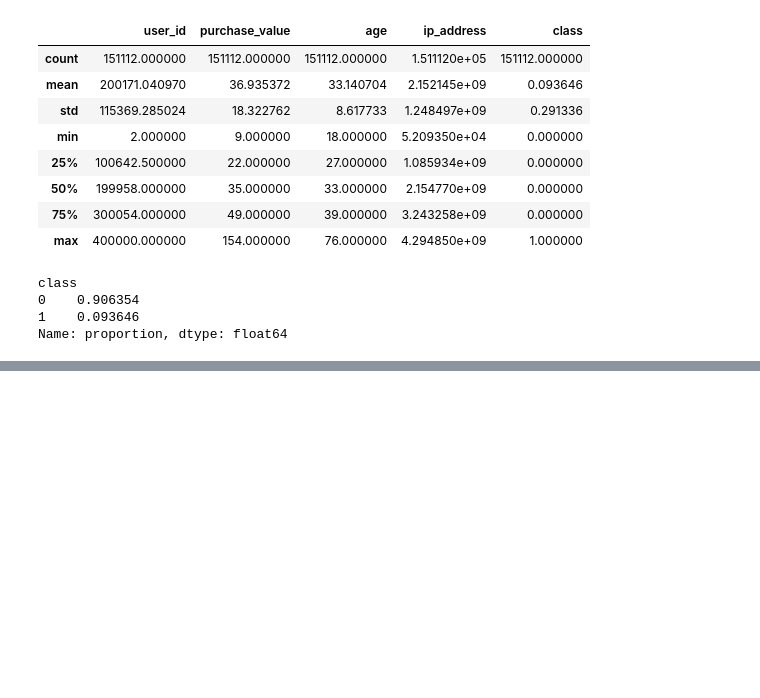
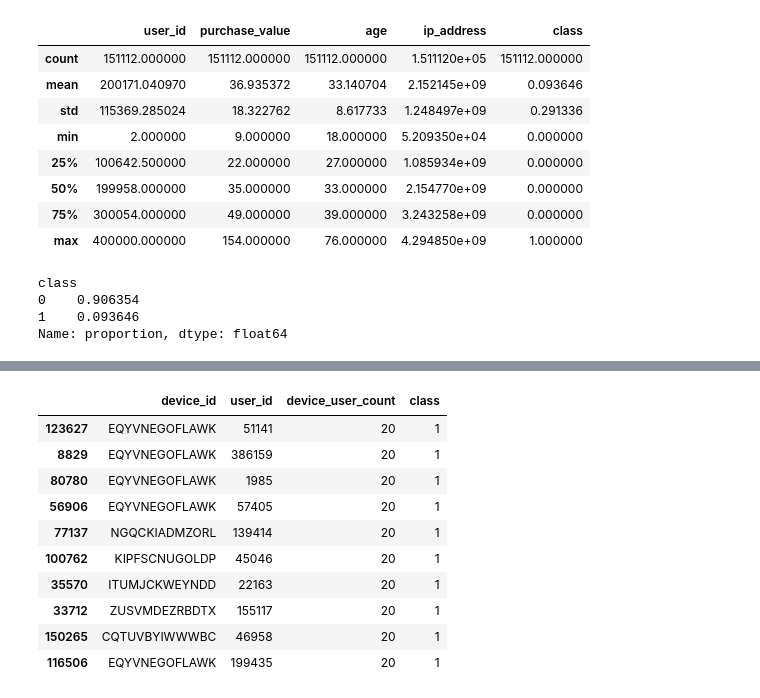
Before and after one commit to ayanasamuel8/fraud-detection, a Jupyter notebook: notebooks/01_eda_and_preprocessing.ipynb, the cells around one changed output, grey strips where cells are left out. Cells and saved outputs as stored; diff of their text form; code cells hidden in the pictures; blank space fills up the shorter version.

```diff
--- a/notebooks/01_eda_and_preprocessing.ipynb
+++ b/notebooks/01_eda_and_preprocessing.ipynb
@@ -63,0 +203,6 @@ Name: proportion, dtype: float64
+# %%
+# Convert ip_address to int64
+fraud_df['ip_address'] = fraud_df['ip_address'].astype(np.int64)
+
+# Verify the change
+fraud_df.info()
@@ -63,0 +231,4 @@ Name: proportion, dtype: float64
+# %%
+# Load IP to Country data
+ip_to_country_df = load_data('../data/00_raw/IpAddress_to_Country.csv')
+ip_to_country_df.head()
@@ -63,0 +242,11 @@ Name: proportion, dtype: float64
+# %%
+# Merge dataframes to get country information
+def map_ip_to_country(ip):
+    try:
+        return ip_to_country_df[(ip_to_country_df['lower_bound_ip_address'] <= ip) & (ip_to_country_df['upper_bound_ip_address'] >= ip)]['country'].iloc[0]
+    except IndexError:
+        return 'Unknown'
+
+fraud_df['country'] = fraud_df['ip_address'].apply(map_ip_to_country)
+
+fraud_df[['ip_address', 'country', 'class']].head()
@@ -63,0 +334,6 @@ Name: proportion, dtype: float64
+# %%
+# Extract hour of day and day of week
+fraud_df['purchase_hour'] = fraud_df['purchase_time'].dt.hour
+fraud_df['purchase_day_of_week'] = fraud_df['purchase_time'].dt.dayofweek # Monday=0, Sunday=6
+
+fraud_df[['purchase_time', 'purchase_hour', 'purchase_day_of_week']].head()
@@ -63,0 +363,18 @@ Name: proportion, dtype: float64
+# %%
+# Calculate number of unique users per device
+device_user_counts = fraud_df.groupby('device_id')['user_id'].nunique().to_dict()
+fraud_df['device_user_count'] = fraud_df['device_id'].map(device_user_counts)
+
+fraud_df[['device_id', 'user_id', 'device_user_count', 'class']].sort_values('device_user_count', ascending=False).head(10)
+# %% [output]
+|  | device_id | user_id | device_user_count | class |
+| 123627 | EQYVNEGOFLAWK | 51141 | 20 | 1 |
+| 8829 | EQYVNEGOFLAWK | 386159 | 20 | 1 |
+| 80780 | EQYVNEGOFLAWK | 1985 | 20 | 1 |
+| 56906 | EQYVNEGOFLAWK | 57405 | 20 | 1 |
+| 77137 | NGQCKIADMZORL | 139414 | 20 | 1 |
+| 100762 | KIPFSCNUGOLDP | 45046 | 20 | 1 |
+| 35570 | ITUMJCKWEYNDD | 22163 | 20 | 1 |
+| 33712 | ZUSVMDEZRBDTX | 155117 | 20 | 1 |
+| 150265 | CQTUVBYIWWWBC | 46958 | 20 | 1 |
+| 116506 | EQYVNEGOFLAWK | 199435 | 20 | 1 |
```
Also changed, not shown: parts of 40 cells of this notebook, 5 other files.
